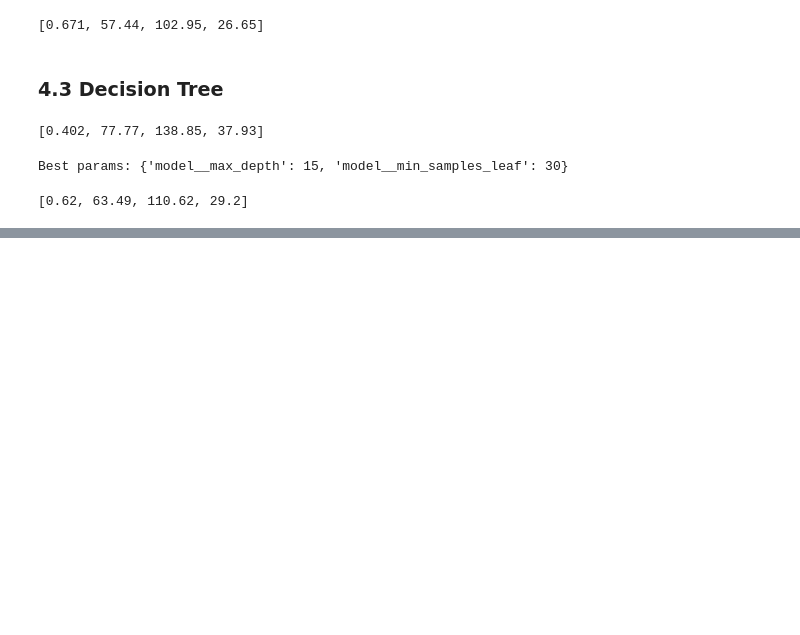
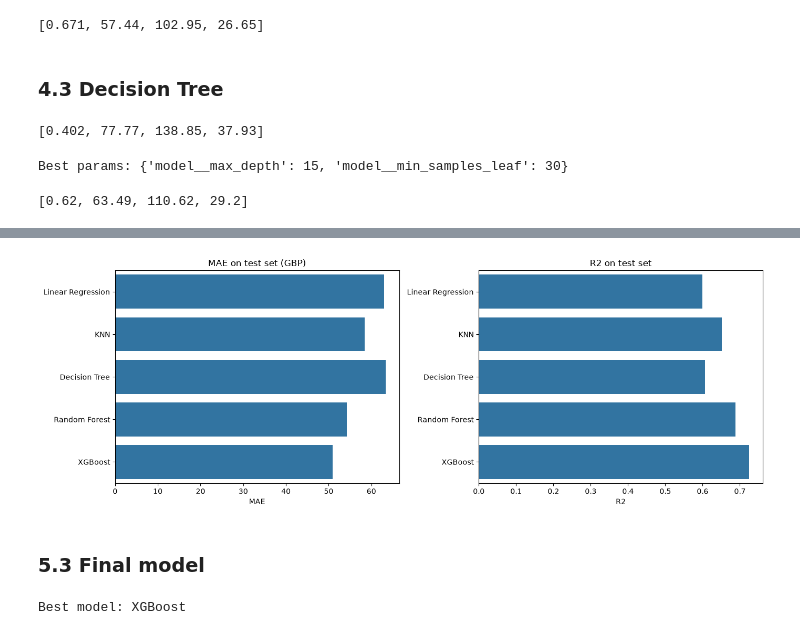
Before and after one commit to salimovazizbek-bit/london-airbnb-price-prediction, a Jupyter notebook: airbnb_price_prediction.ipynb, the cells around one changed output, grey strips where cells are left out. Drawn from its saved outputs; the diff is of its cells as text; code cells hidden in the pictures; blank space fills up the shorter version.

Commit message:
Add ensemble models and evaluation

```diff
--- a/airbnb_price_prediction.ipynb
+++ b/airbnb_price_prediction.ipynb
@@ -520,0 +557,12 @@ Best params: {'model__max_depth': 15, 'model__min_samples_leaf': 30}
+# %%
+param_grid_xgb = {
+    'model__n_estimators': [300, 600],
+    'model__max_depth': [4, 6, 8],
+    'model__learning_rate': [0.05, 0.1]
+}
+
+grid_xgb = GridSearchCV(xgb_reg, param_grid_xgb, cv=kf, scoring='neg_mean_absolute_error')
+grid_xgb.fit(X_train, y_train)
+
+print('Best params:', grid_xgb.best_params_)
+evaluate(grid_xgb, X_val, y_val)
@@ -520,0 +575,12 @@ Best params: {'model__max_depth': 15, 'model__min_samples_leaf': 30}
+# %%
+models = {
+    'Linear Regression': lin_reg,
+    'KNN': grid_knn,
+    'Decision Tree': grid_dt,
+    'Random Forest': grid_rf,
+    'XGBoost': grid_xgb
+}
+
+val_results = pd.DataFrame([evaluate(m, X_val, y_val) for m in models.values()],
+                           index=models.keys(), columns=['R2', 'MAE', 'RMSE', 'MAPE'])
+val_results
@@ -520,0 +596,4 @@ Best params: {'model__max_depth': 15, 'model__min_samples_leaf': 30}
+# %%
+test_results = pd.DataFrame([evaluate(m, X_test, y_test) for m in models.values()],
+                            index=models.keys(), columns=['R2', 'MAE', 'RMSE', 'MAPE'])
+test_results
@@ -520,0 +618,21 @@ Best params: {'model__max_depth': 15, 'model__min_samples_leaf': 30}
+# %%
+fig, ax = plt.subplots(ncols=2, figsize=(14, 5))
+sns.barplot(x=test_results['MAE'], y=test_results.index, ax=ax[0])
+ax[0].set_title('MAE on test set (GBP)')
+ax[0].set_ylabel('')
+sns.barplot(x=test_results['R2'], y=test_results.index, ax=ax[1])
+ax[1].set_title('R2 on test set')
+ax[1].set_ylabel('')
+plt.tight_layout()
+plt.savefig('figures/model_comparison.png', bbox_inches='tight')
+plt.show()
+# %% [output]
+[figure, added]
+# %% [markdown]
+### 5.3 Final model
+# %%
+best_name = val_results['MAE'].idxmin()
+best_model = models[best_name]
+print('Best model:', best_name)
+# %% [output]
+Best model: XGBoost
```
Also changed, not shown: parts of 17 cells of this notebook, 7 other files.
